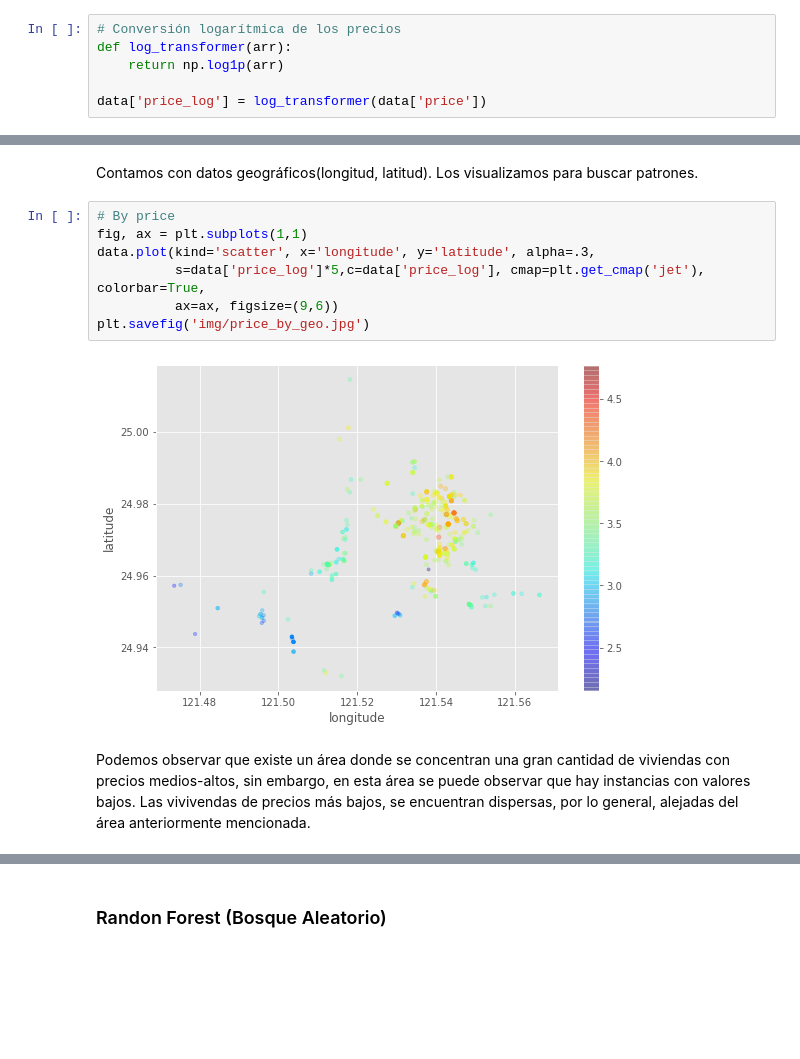
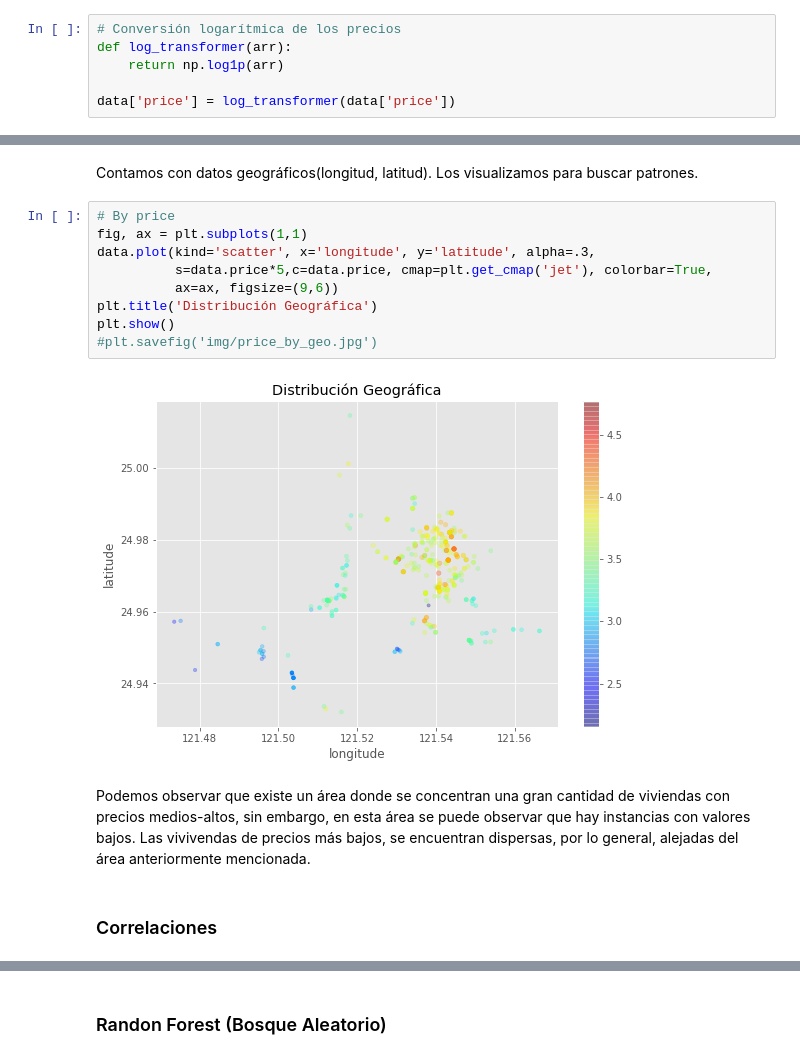
Before and after one commit to PabloJRW/Real_State-Regresssion, a Jupyter notebook: real_state.ipynb, the cells around one changed output, grey strips where cells are left out. Saved outputs shown, nothing was run; the diff lists cells and outputs as text; blank space fills up the shorter version.

```diff
--- a/real_state.ipynb
+++ b/real_state.ipynb
@@ -104,7 +113,7 @@ plt.show()
 def log_transformer(arr):
     return np.log1p(arr)
 
-data['price_log'] = log_transformer(data['price'])
+data['price'] = log_transformer(data['price'])
 # %%
 # LogNormal price distribution
 fig, ax =plt.subplots(figsize=(9,6))
@@ -134,11 +131,15 @@ Contamos con datos geográficos(longitud, latitud). Los visualizamos para buscar
 # %%
 # By price
 fig, ax = plt.subplots(1,1)
 data.plot(kind='scatter', x='longitude', y='latitude', alpha=.3,
-          s=data['price_log']*5,c=data['price_log'], cmap=plt.get_cmap('jet'), colorbar=True,
+          s=data.price*5,c=data.price, cmap=plt.get_cmap('jet'), colorbar=True,
           ax=ax, figsize=(9,6))
-plt.savefig('img/price_by_geo.jpg')
+plt.title('Distribución Geográfica')
+plt.show()
+#plt.savefig('img/price_by_geo.jpg')
 # %% [output]
-[figure, old version]
+[figure, new version]
 # %% [markdown]
 Podemos observar que existe un área donde se concentran una gran cantidad de viviendas con precios medios-altos, sin embargo, en esta área se puede observar que hay instancias con valores bajos. Las vivivendas de precios más bajos, se encuentran dispersas, por lo general, alejadas del área anteriormente mencionada.
+# %% [markdown]
+### Correlaciones
```
Also changed, not shown: parts of 31 cells of this notebook, 7 other files.
